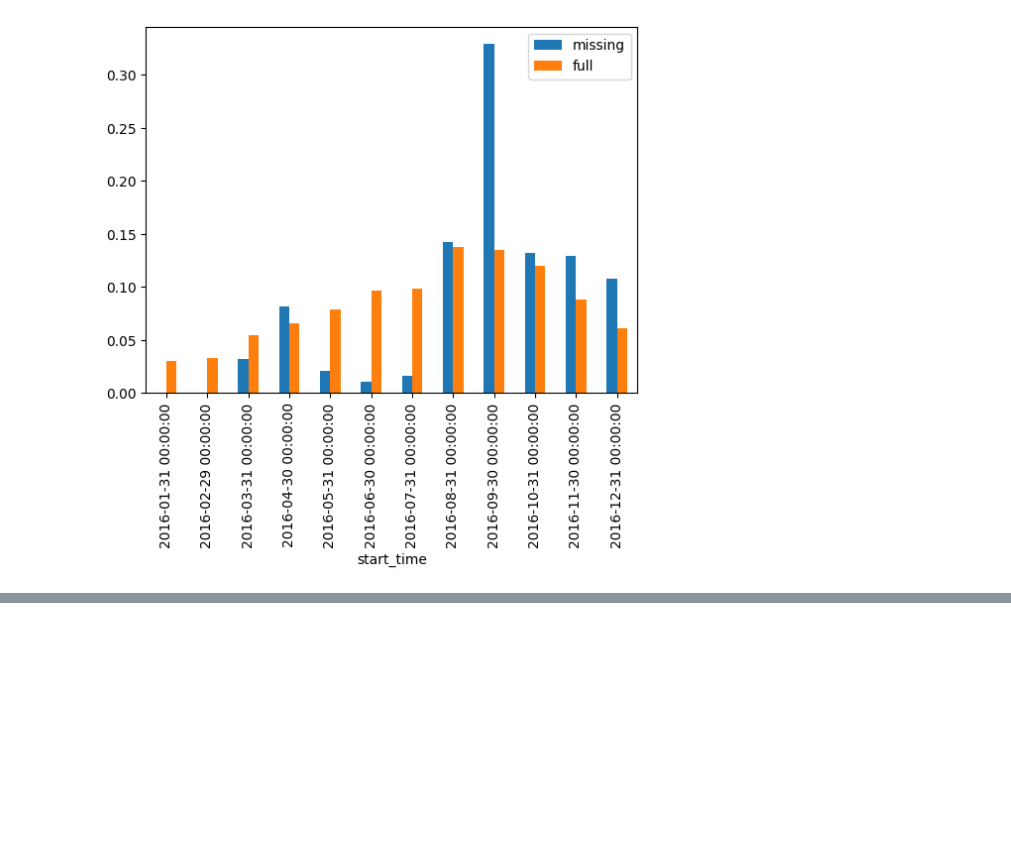
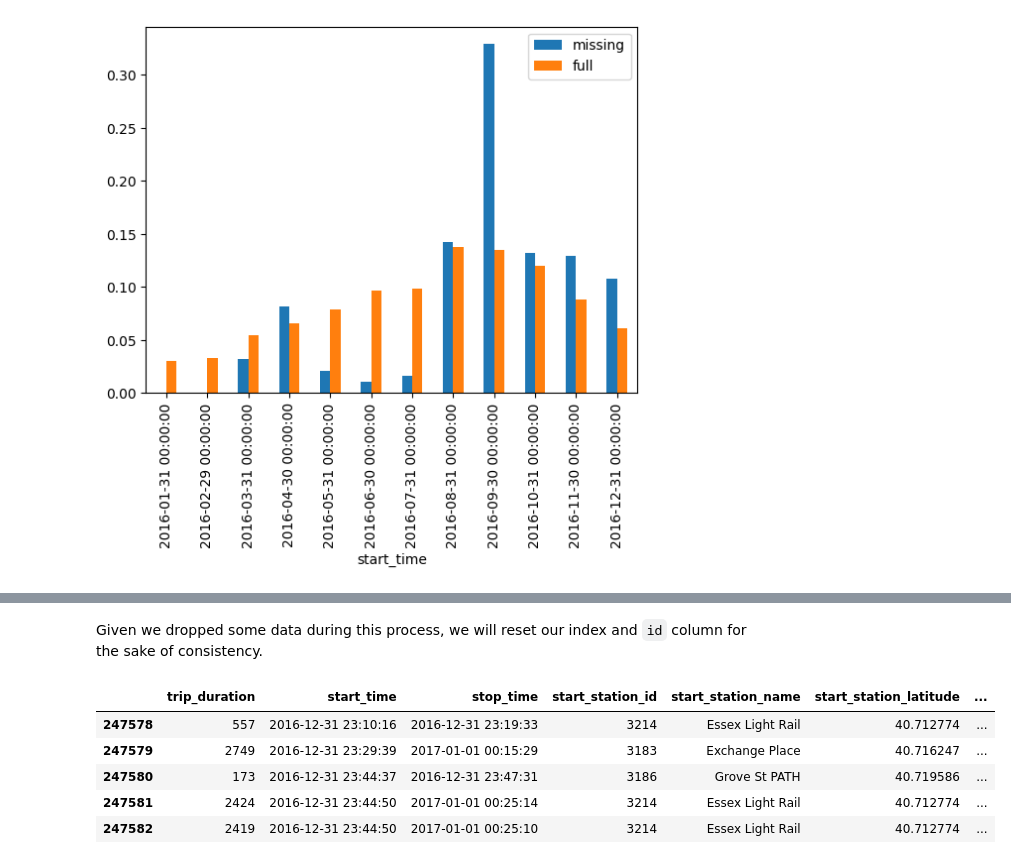
Before and after one commit to father-tom/Projects, a Jupyter notebook: Notebooks/CitiBike Rental Data Project.ipynb, the cells around one changed output, grey strips where cells are left out. Cells and saved outputs as stored; diff of their text form; code cells hidden in the pictures; blank space fills up the shorter version.

Commit message:
finished cleaning bike rental data, added new user_type category to deal with missing values

```diff
--- a/Notebooks/CitiBike Rental Data Project.ipynb
+++ b/Notebooks/CitiBike Rental Data Project.ipynb
@@ -289,0 +292,2 @@ ax = combo.plot.bar();
+# %%
+df_bike.fillna({'user_type': 'Unknown'}, inplace=True)
@@ -289,0 +389,15 @@ ax = combo.plot.bar();
+# %%
+df_bike['valid_duration'] = df_bike['trip_duration'].apply(lambda x: 0 if x > 86400 else 1).astype(bool)
+# %% [markdown]
+Given we dropped some data during this process, we will reset our index and `id` column for the sake of consistency.
+# %%
+df_bike.reset_index(drop=True, inplace=True)
+df_bike['id'] = df_bike.index
+df_bike.tail()
+# %% [output]
+|  | trip_duration | start_time | stop_time | start_station_id | start_station_name | start_station_latitude | ... |
+| 247578 | 557 | 2016-12-31 23:10:16 | 2016-12-31 23:19:33 | 3214 | Essex Light Rail | 40.712774 | ... |
+| 247579 | 2749 | 2016-12-31 23:29:39 | 2017-01-01 00:15:29 | 3183 | Exchange Place | 40.716247 | ... |
+| 247580 | 173 | 2016-12-31 23:44:37 | 2016-12-31 23:47:31 | 3186 | Grove St PATH | 40.719586 | ... |
+| 247581 | 2424 | 2016-12-31 23:44:50 | 2017-01-01 00:25:14 | 3214 | Essex Light Rail | 40.712774 | ... |
+| 247582 | 2419 | 2016-12-31 23:44:50 | 2017-01-01 00:25:10 | 3214 | Essex Light Rail | 40.712774 | ... |
```
Also changed, not shown: parts of 13 cells of this notebook.
